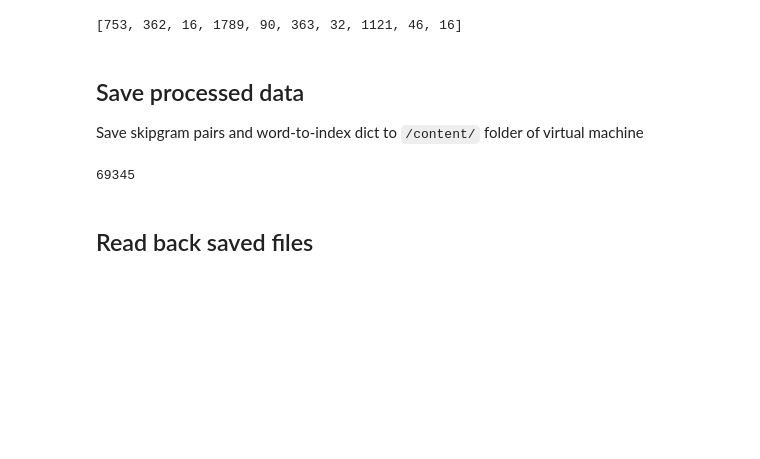
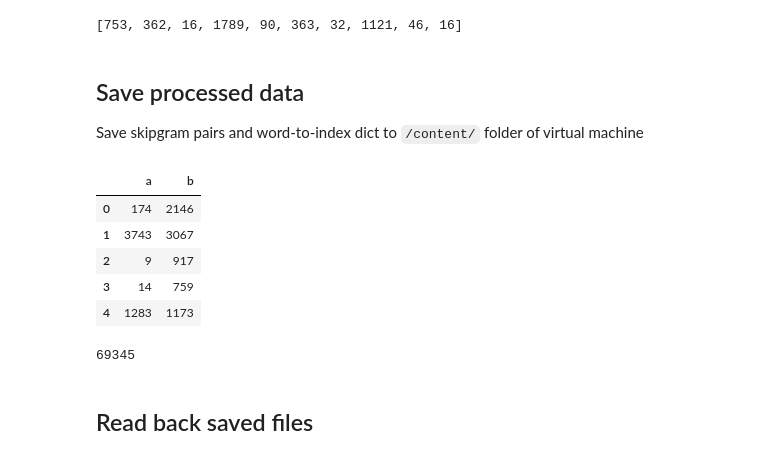
Before and after one commit to harnalashok/deeplearning-sequences, a Jupyter notebook: skipgram_generation.ipynb, the cells around one changed output. Drawn from its saved outputs; the diff is of its cells as text; code cells hidden in the pictures; blank space fills up the shorter version.

```diff
--- a/skipgram_generation.ipynb
+++ b/skipgram_generation.ipynb
@@ -105,7 +114,7 @@ os.chdir(r"/content/")
 # %%
 # 3.1 Read foortball.txt:
 
-tx_data = pd.read_csv("combined.txt", sep = "\t", header = 'infer')
+tx_data = pd.read_csv(pathToFolder+ "combined.txt", sep = "\t", header = 'infer')
 tx_data.head()
 # %% [output]
 |  | text |
@@ -218,9 +213,16 @@ Save skipgram pairs and word-to-index dict to `/content/` folder of virtual mach
 # %%
 # 7.0 Transform to pandas DataFrame:
 
 data = pd.DataFrame(pairs[0], columns = ["a", "b"])
-data.to_pickle("/content/seq.pkl")
+data.to_pickle(pathToFolder + "seq.pkl")
 data.head()
+# %% [output]
+|  | a | b |
+| 0 | 174 | 2146 |
+| 1 | 3743 | 3067 |
+| 2 | 9 | 917 |
+| 3 | 14 | 759 |
+| 4 | 1283 | 1173 |
 # %%
 # 7.1 Save word_to_index dict to a text file:
 
```
Also changed, not shown: parts of 12 cells of this notebook.
